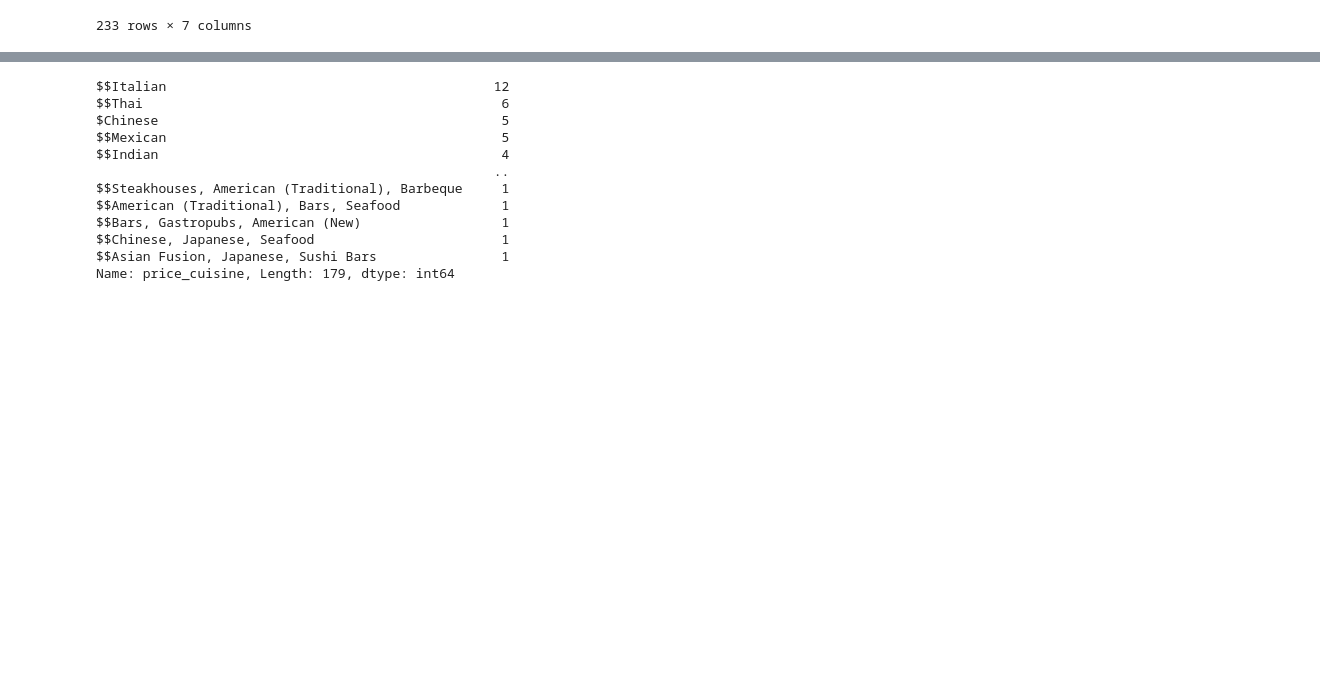
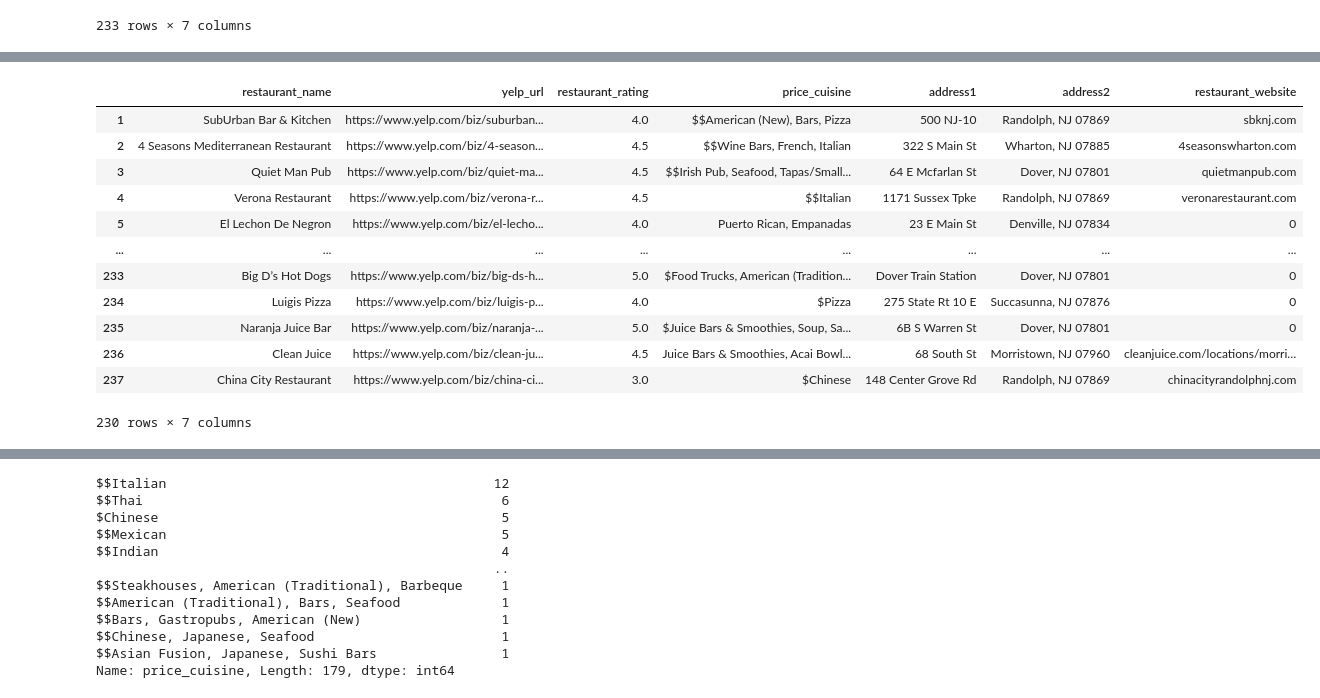
Before and after one commit to deliahellander/ETL-Project, a Jupyter notebook: Transformation/Transformation.ipynb, the cells around one changed output, grey strips where cells are left out. Saved outputs shown, nothing was run; the diff lists cells and outputs as text; code cells hidden in the pictures; blank space fills up the shorter version.

```diff
--- a/Transformation/Transformation.ipynb
+++ b/Transformation/Transformation.ipynb
@@ -213,0 +232,17 @@ new_yelp_df
+# %%
+new_yelp_df1=new_yelp_df[new_yelp_df.restaurant_website != 'Find a Table']
+new_yelp_df1
+# %% [output]
+|  | restaurant_name | yelp_url | restaurant_rating | price_cuisine | address1 | address2 | restaurant_website |
+| 1 | SubUrban Bar & Kitchen | https://www.yelp.com/biz/suburban... | 4.0 | $$American (New), Bars, Pizza | 500 NJ-10 | Randolph, NJ 07869 | sbknj.com |
+| 2 | 4 Seasons Mediterranean Restaurant | https://www.yelp.com/biz/4-season... | 4.5 | $$Wine Bars, French, Italian | 322 S Main St | Wharton, NJ 07885 | 4seasonswharton.com |
+| 3 | Quiet Man Pub | https://www.yelp.com/biz/quiet-ma... | 4.5 | $$Irish Pub, Seafood, Tapas/Small... | 64 E Mcfarlan St | Dover, NJ 07801 | quietmanpub.com |
+| 4 | Verona Restaurant | https://www.yelp.com/biz/verona-r... | 4.5 | $$Italian | 1171 Sussex Tpke | Randolph, NJ 07869 | veronarestaurant.com |
+| 5 | El Lechon De Negron | https://www.yelp.com/biz/el-lecho... | 4.0 | Puerto Rican, Empanadas | 23 E Main St | Denville, NJ 07834 | 0 |
+| ... | ... | ... | ... | ... | ... | ... | ... |
+| 233 | Big D’s Hot Dogs | https://www.yelp.com/biz/big-ds-h... | 5.0 | $Food Trucks, American (Tradition... | Dover Train Station | Dover, NJ 07801 | 0 |
+| 234 | Luigis Pizza | https://www.yelp.com/biz/luigis-p... | 4.0 | $Pizza | 275 State Rt 10 E | Succasunna, NJ 07876 | 0 |
+| 235 | Naranja Juice Bar | https://www.yelp.com/biz/naranja-... | 5.0 | $Juice Bars & Smoothies, Soup, Sa... | 6B S Warren St | Dover, NJ 07801 | 0 |
+| 236 | Clean Juice | https://www.yelp.com/biz/clean-ju... | 4.5 | Juice Bars & Smoothies, Acai Bowl... | 68 South St | Morristown, NJ 07960 | cleanjuice.com/locations/morri… |
+| 237 | China City Restaurant | https://www.yelp.com/biz/china-ci... | 3.0 | $Chinese | 148 Center Grove Rd | Randolph, NJ 07869 | chinacityrandolphnj.com |
+230 rows × 7 columns
```
Also changed, not shown: parts of 8 cells of this notebook.
